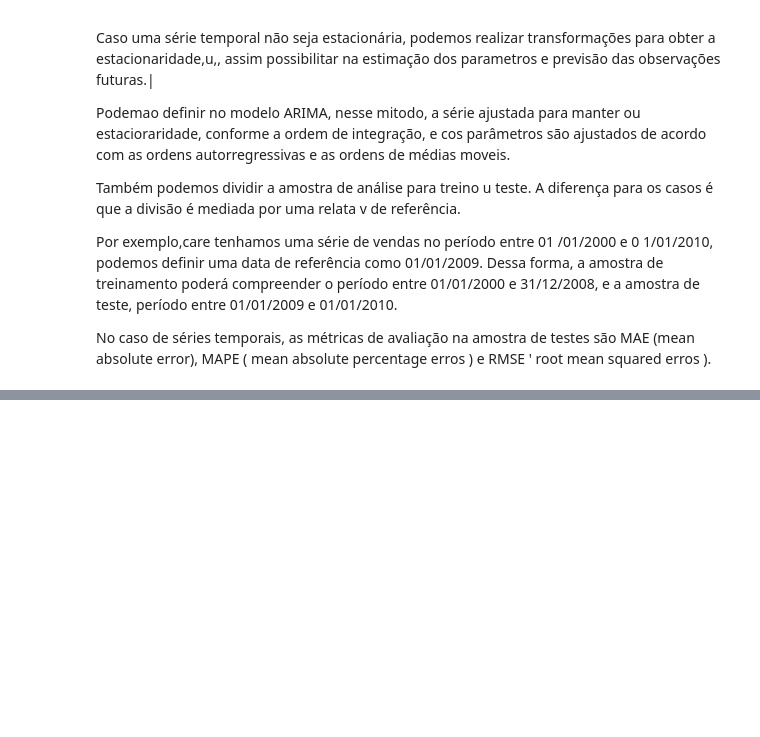
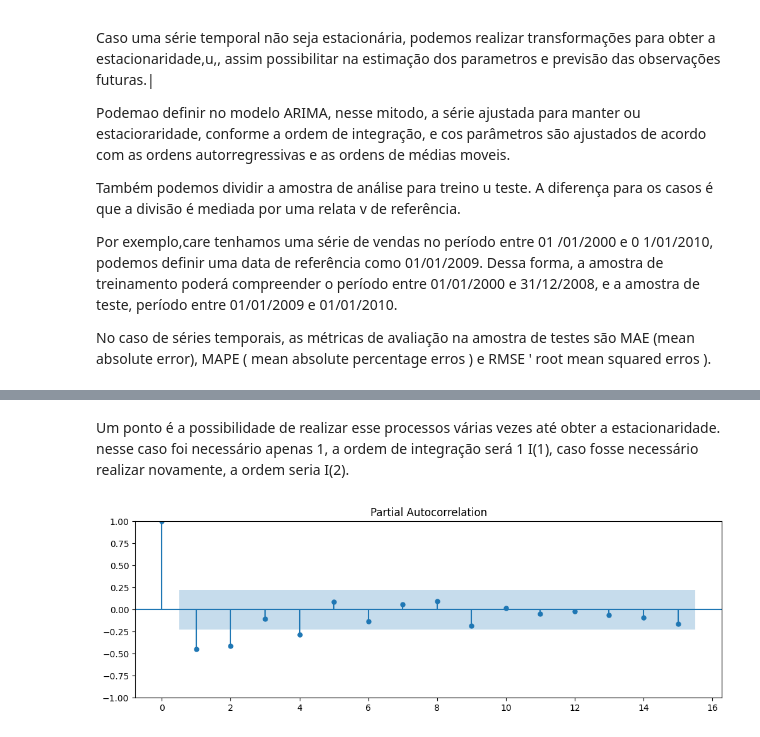
Before and after one commit to CarolineAndradeR/Data-Science, a Jupyter notebook: Séries_Temporais.ipynb, the cells around one changed output, grey strips where cells are left out. Cells and saved outputs as stored; diff of their text form; code cells hidden in the pictures; blank space fills up the shorter version.

```diff
--- a/Séries_Temporais.ipynb
+++ b/Séries_Temporais.ipynb
@@ -52,0 +165,9 @@ No caso de séries temporais, as métricas de avaliação na  amostra de testes
+# %% [markdown]
+Um ponto é a possibilidade de realizar esse processos várias vezes até obter a estacionaridade. nesse caso foi necessário apenas 1, a ordem de integração será 1 I(1), caso fosse necessário realizar novamente,  a ordem seria I(2).
+# %%
+# gráfico pacf
+fig = plt.figure(figsize=(12,8))
+ax1 = fig.add_subplot(211)
+fig = plot_pacf(dados_analises['qtd_inscricoes'].diff().dropna(), lags=15, ax=ax1)
+# %% [output]
+[figure, added]
```
Also changed, not shown: parts of 12 cells of this notebook.
